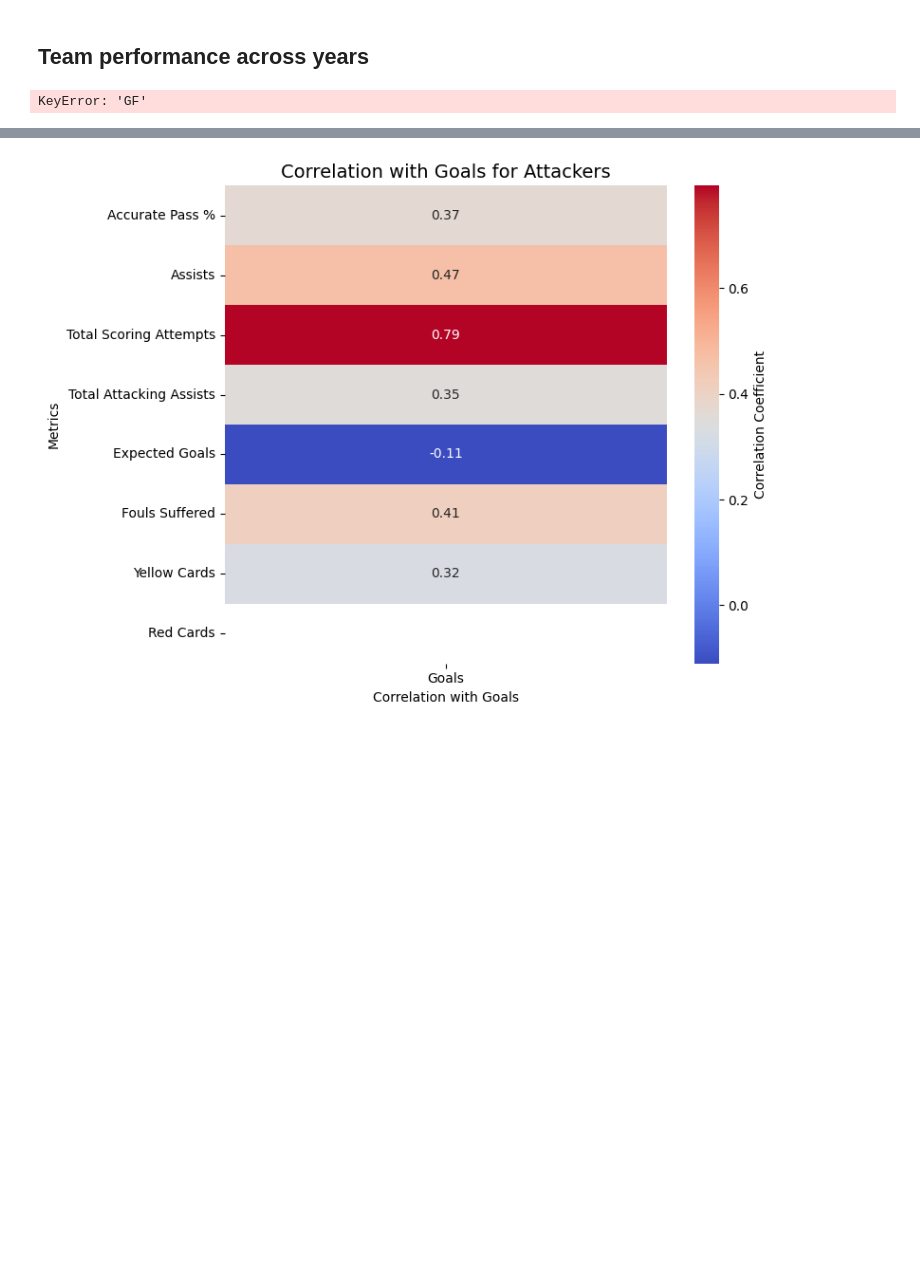
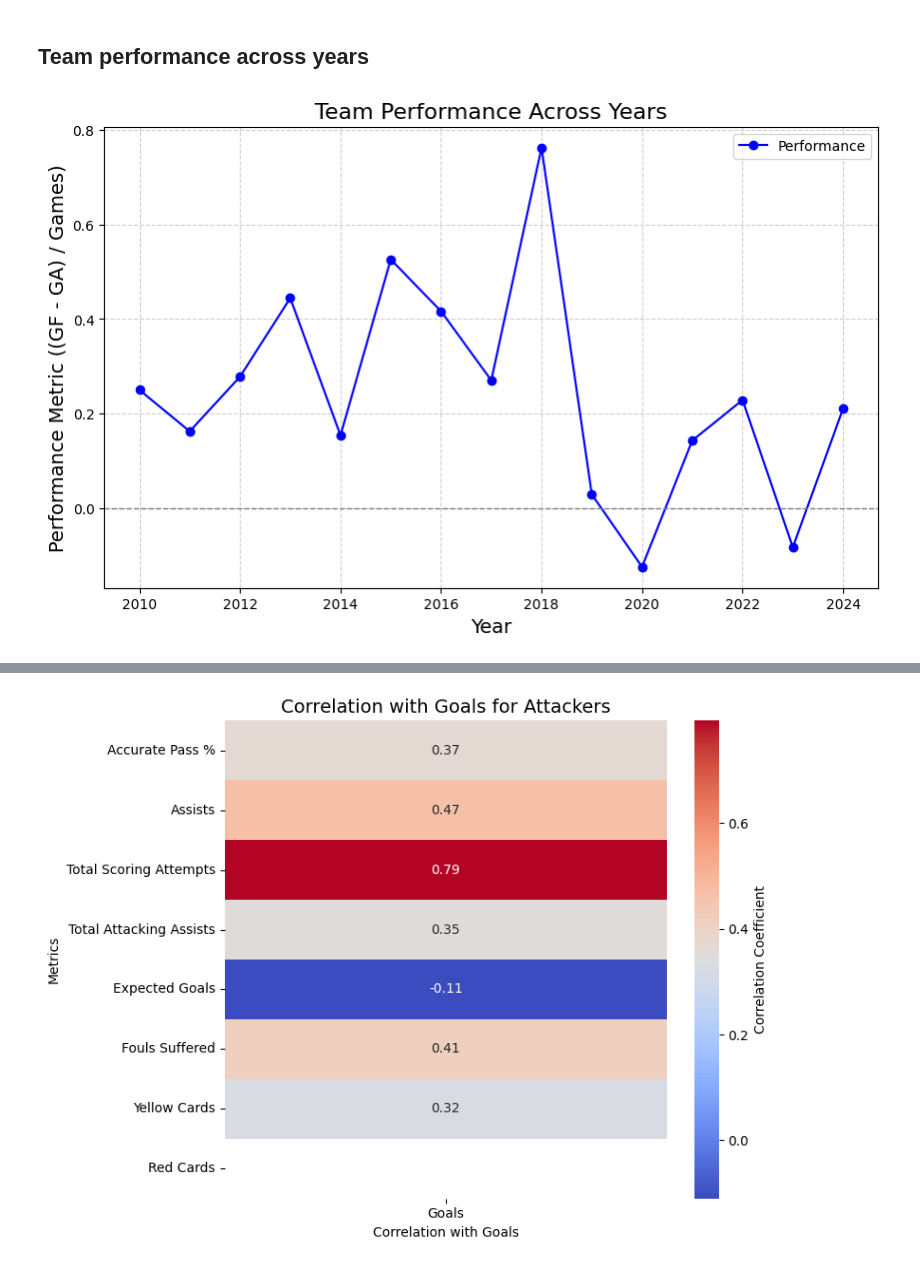
Before and after one commit to LouMeziere/Match-Performance-Analysis, a Jupyter notebook: analysis_roles.ipynb, the cells around one changed output, grey strips where cells are left out. Saved outputs shown, nothing was run; the diff lists cells and outputs as text; code cells hidden in the pictures; blank space fills up the shorter version.

Commit message:
yearly performance trend

```diff
--- a/analysis_roles.ipynb
+++ b/analysis_roles.ipynb
@@ -25,40 +25,51 @@ import matplotlib.pyplot as plt
 # Load the Excel file with all sheets
 file_path = "RBNY_Scores.xlsx"  # Update this with the actual file path
 excel_data = pd.ExcelFile(file_path)
 
 # Initialize a dictionary to store performance metrics for each year
 performance_metrics = {}
 
 # Iterate through each sheet (year)
 for sheet_name in excel_data.sheet_names:
     # Load the sheet into a DataFrame
     df = excel_data.parse(sheet_name)
 
-    # Ensure the columns are named properly
-    df.columns = df.columns.str.strip()  # Remove any leading/trailing spaces
+    # Check if the sheet contains the required columns
+    if "GF" in df.columns and "GA" in df.columns:
+        # Clean column names
+        df.columns = df.columns.str.strip()
 
-    # Calculate the total GF, total GA, and number of games
-    total_gf = df["GF"].sum()
-    total_ga = df["GA"].sum()
-    num_games = len(df)
+        # Handle potential numeric conversion issues
+        df["GF"] = pd.to_numeric(df["GF"], errors="coerce")
+        df["GA"] = pd.to_numeric(df["GA"], errors="coerce")
+        df = df.dropna(subset=["GF", "GA"])
 
-    # Calculate the performance metric
-    performance = (total_gf - total_ga) / num_games if num_games > 0 else 0
-    performance_metrics[int(sheet_name)] = performance  # Store year as an integer
+        # Calculate the total GF, total GA, and number of games
+        total_gf = df["GF"].sum()
+        total_ga = df["GA"].sum()
+        num_games = len(df)
+
+        # Calculate the performance metric
+        performance = (total_gf - total_ga) / num_games if num_games > 0 else 0
+        try:
+            year = int(sheet_name)
+            performance_metrics[year] = performance  # Store year as an integer
+        except ValueError:
+            print(f"Skipping sheet '{sheet_name}' as it does not represent a year.")
 
 # Convert the dictionary into a DataFrame for easier plotting
 performance_df = pd.DataFrame(list(performance_metrics.items()), columns=["Year", "Performance"])
 performance_df = performance_df.sort_values("Year")  # Sort by year
 
 # Plot the performance metrics
 plt.figure(figsize=(10, 6))
 plt.plot(performance_df["Year"], performance_df["Performance"], 'o-', color='blue', label="Performance")
 plt.axhline(0, color='grey', linestyle='--', linewidth=1)  # Add a line at y=0 for reference
 plt.title("Team Performance Across Years", fontsize=16)
 plt.xlabel("Year", fontsize=14)
 plt.ylabel("Performance Metric ((GF - GA) / Games)", fontsize=14)
 plt.grid(True, linestyle='--', alpha=0.6)
 plt.legend()
 plt.show()
 # %% [output]
-KeyError: 'GF'
+[figure, added]
```
Also changed, not shown: parts of 2 cells of this notebook, 2 other files.
